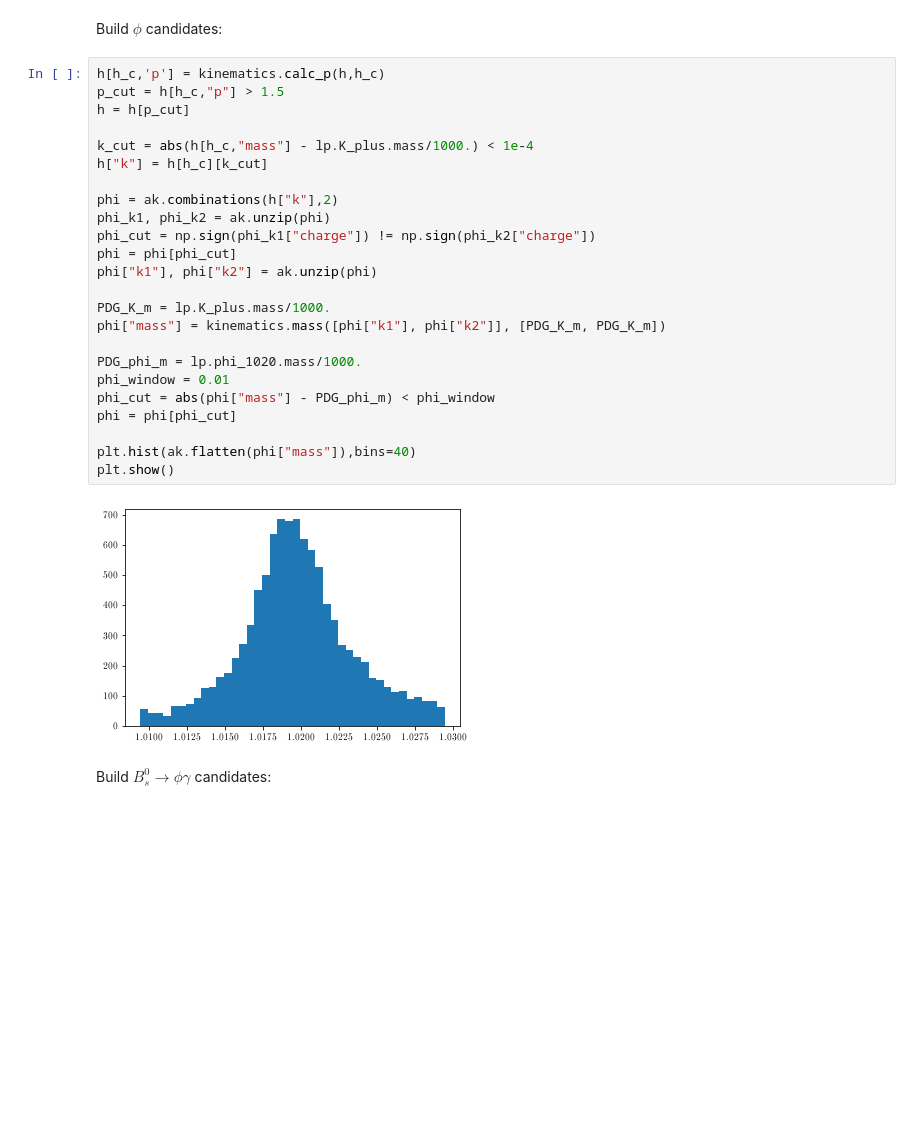
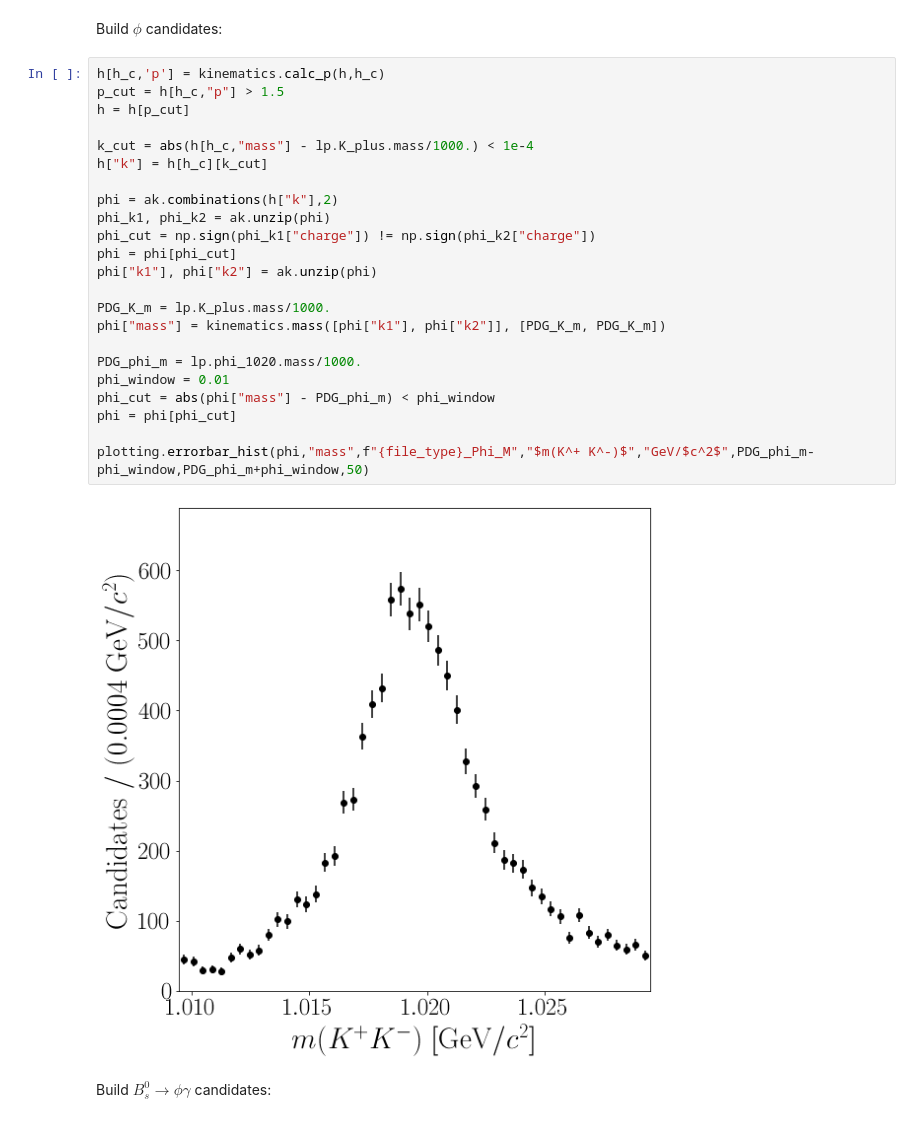
Before and after one commit to donalhill/fcc_python_tools, a Jupyter notebook: examples/Bs2PhiGamma.ipynb, the cells around one changed output. Cells and saved outputs as stored; diff of their text form; blank space fills up the shorter version.

```diff
--- a/examples/Bs2PhiGamma.ipynb
+++ b/examples/Bs2PhiGamma.ipynb
@@ -45,29 +45,28 @@ Build $\phi$ candidates:
 # %%
 h[h_c,'p'] = kinematics.calc_p(h,h_c)
 p_cut = h[h_c,"p"] > 1.5
 h = h[p_cut]
 
 k_cut = abs(h[h_c,"mass"] - lp.K_plus.mass/1000.) < 1e-4
 h["k"] = h[h_c][k_cut]
 
 phi = ak.combinations(h["k"],2)
 phi_k1, phi_k2 = ak.unzip(phi)
 phi_cut = np.sign(phi_k1["charge"]) != np.sign(phi_k2["charge"])
 phi = phi[phi_cut]
 phi["k1"], phi["k2"] = ak.unzip(phi)
 
 PDG_K_m = lp.K_plus.mass/1000.
 phi["mass"] = kinematics.mass([phi["k1"], phi["k2"]], [PDG_K_m, PDG_K_m])
 
 PDG_phi_m = lp.phi_1020.mass/1000.
 phi_window = 0.01
 phi_cut = abs(phi["mass"] - PDG_phi_m) < phi_window
 phi = phi[phi_cut]
 
-plt.hist(ak.flatten(phi["mass"]),bins=40)
-plt.show()
+plotting.errorbar_hist(phi,"mass",f"{file_type}_Phi_M","$m(K^+ K^-)$","GeV/$c^2$",PDG_phi_m-phi_window,PDG_phi_m+phi_window,50)
 # %% [output]
-[figure, old version]
+[figure, new version]
 # %% [markdown]
 Build $B_s^0 \to \phi \gamma$ candidates:
 # %%
```
Also changed, not shown: parts of 3 cells of this notebook, 6 other files.
